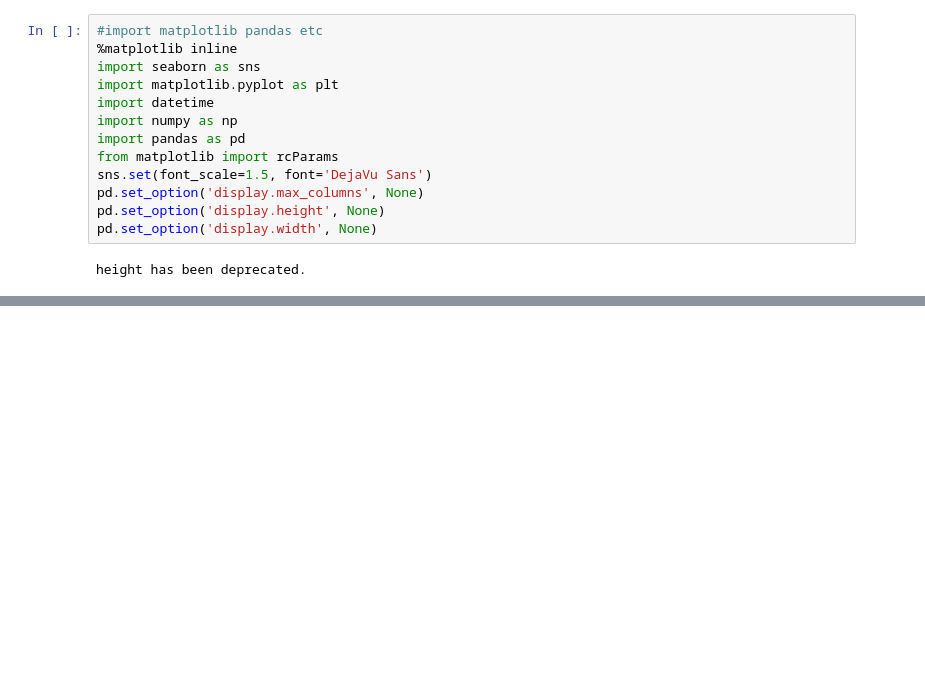
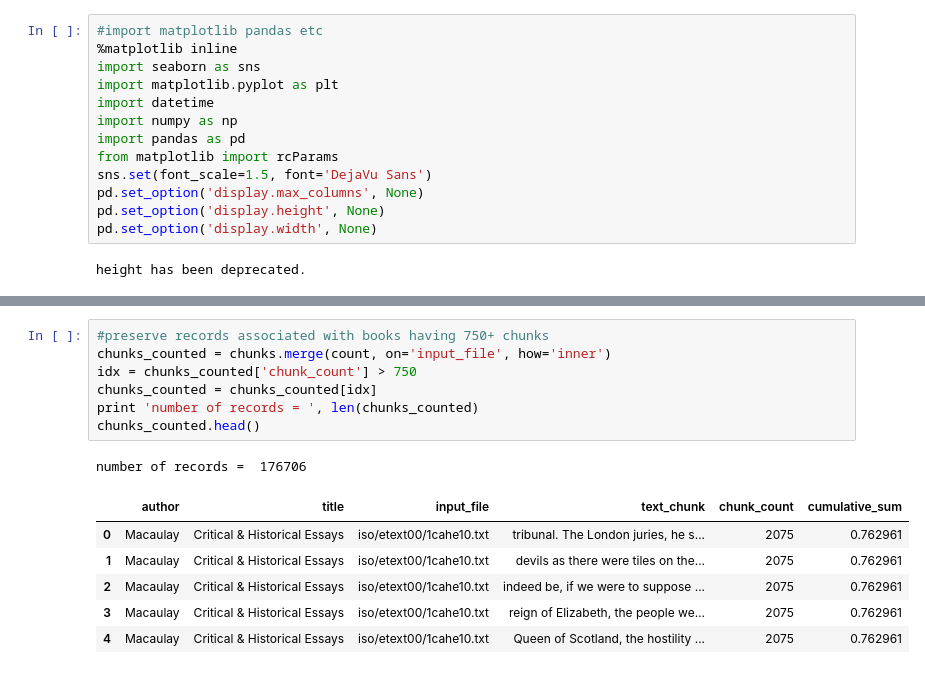
Before and after one commit to joehahn/tf-text-classification-demo, a Jupyter notebook: dl.ipynb, the cells around one changed output, grey strips where cells are left out. Saved outputs shown, nothing was run; the diff lists cells and outputs as text; blank space fills up the shorter version.

```diff
--- a/dl.ipynb
+++ b/dl.ipynb
@@ -76,0 +96,15 @@ number of sentences =  788002
+# %%
+#preserve records associated with books having 750+ chunks
+chunks_counted = chunks.merge(count, on='input_file', how='inner')
+idx = chunks_counted['chunk_count'] > 750
+chunks_counted = chunks_counted[idx]
+print 'number of records = ', len(chunks_counted)
+chunks_counted.head()
+# %% [output]
+number of records =  176706
+|  | author | title | input_file | text_chunk | chunk_count | cumulative_sum |
+| 0 | Macaulay | Critical & Historical Essays | iso/etext00/1cahe10.txt | tribunal. The London juries, he s... | 2075 | 0.762961 |
+| 1 | Macaulay | Critical & Historical Essays | iso/etext00/1cahe10.txt | devils as there were tiles on the... | 2075 | 0.762961 |
+| 2 | Macaulay | Critical & Historical Essays | iso/etext00/1cahe10.txt | indeed be, if we were to suppose ... | 2075 | 0.762961 |
+| 3 | Macaulay | Critical & Historical Essays | iso/etext00/1cahe10.txt | reign of Elizabeth, the people we... | 2075 | 0.762961 |
+| 4 | Macaulay | Critical & Historical Essays | iso/etext00/1cahe10.txt | Queen of Scotland, the hostility ... | 2075 | 0.762961 |
```
Also changed, not shown: parts of 26 cells of this notebook, 1 other file.
